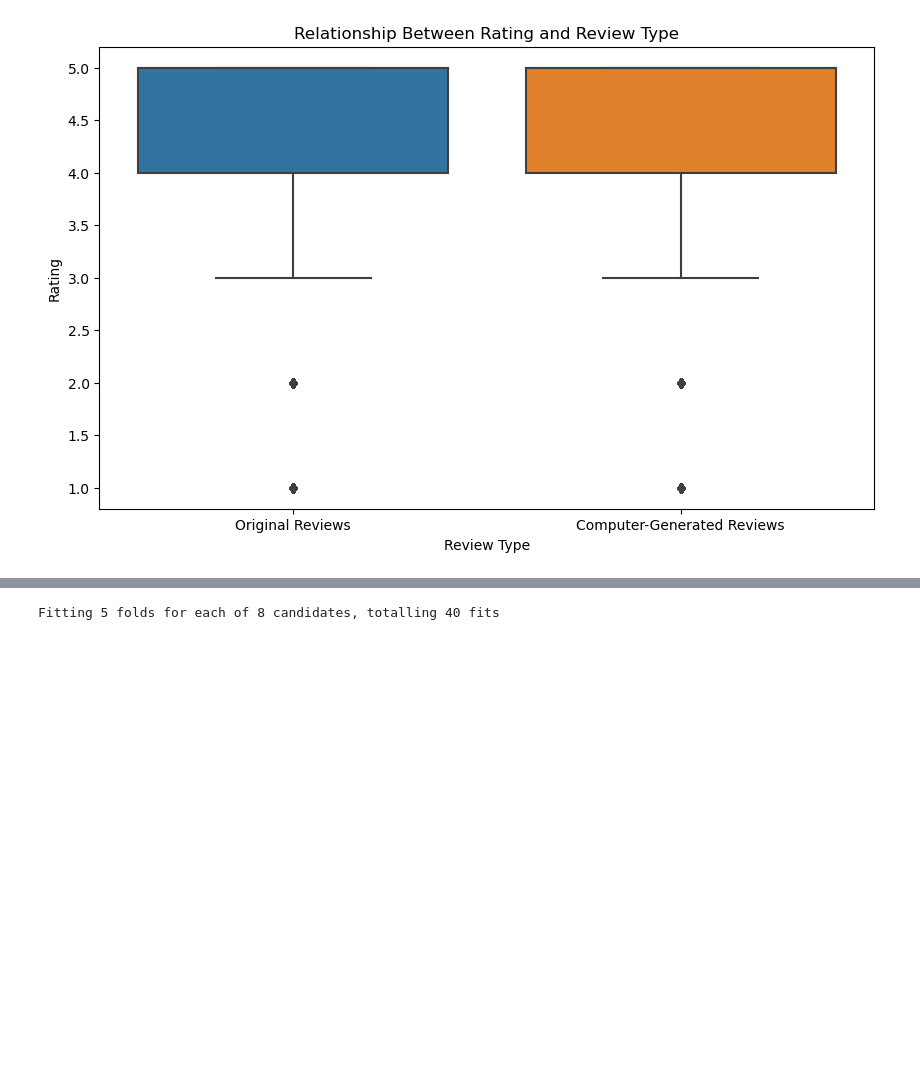
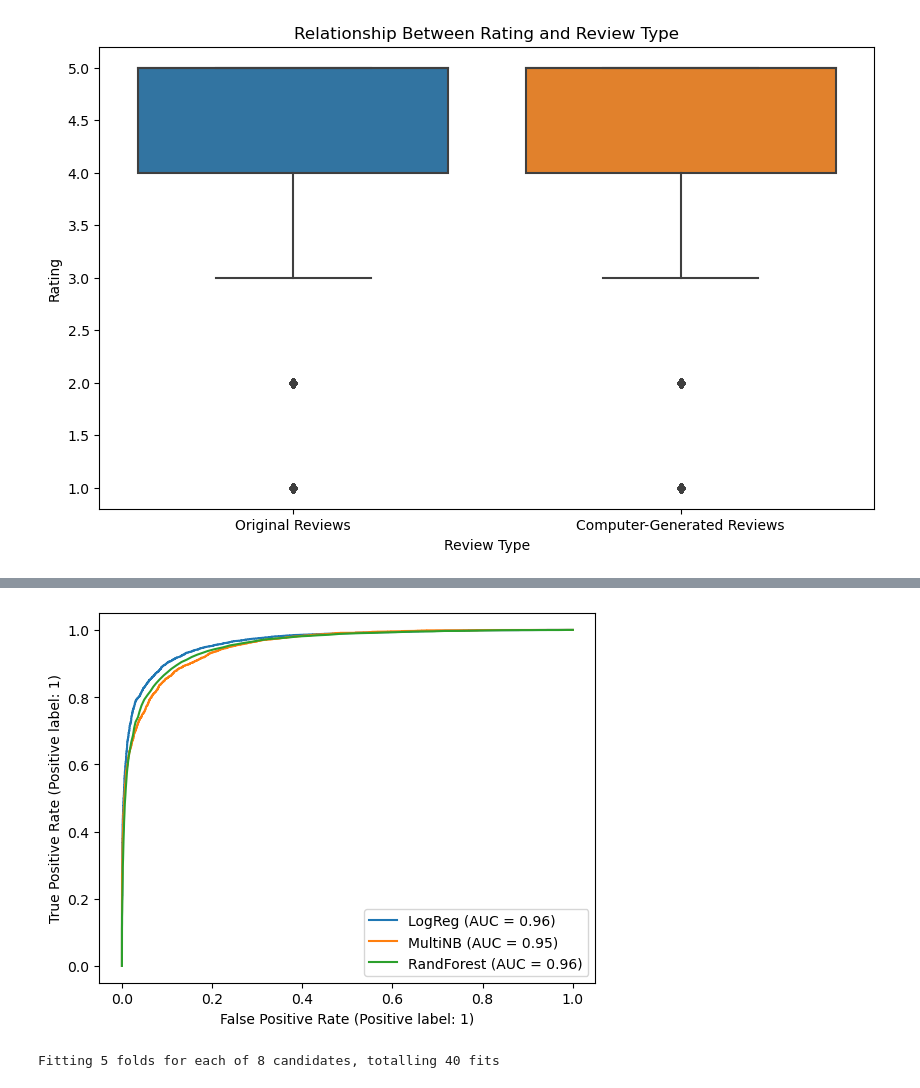
Before and after one commit to chris0517/FraudReviewDetection, a Jupyter notebook: final.ipynb, the cells around one changed output, grey strips where cells are left out. Saved outputs shown, nothing was run; the diff lists cells and outputs as text; code cells hidden in the pictures; blank space fills up the shorter version.

```diff
--- a/final.ipynb
+++ b/final.ipynb
@@ -329,26 +436,35 @@ weighted avg       0.90      0.90      0.90     12124
 # %%
-# Multinomial Naive Bayes
-from sklearn.naive_bayes import MultinomialNB
+# Random Forest
+from sklearn.ensemble import RandomForestClassifier
 from sklearn.model_selection import cross_val_score
 from sklearn.pipeline import Pipeline
 from sklearn.metrics import classification_report, confusion_matrix
 from sklearn.feature_extraction.text import TfidfVectorizer
 
-# Create a pipeline to vectorize the text data and then apply the logistic regression model
-pipeline_multiNB = Pipeline([
+# Create a pipeline to vectorize the text data and then apply the randomforest model
+pipeline_rf = Pipeline([
     ('tfidf', TfidfVectorizer(max_features=20000)),
-    ('Multinomial NB', MultinomialNB())
+    ('RandomForest', RandomForestClassifier())
 ])
 
 # Perform cross-validation and print the scores
-cv_score_multiNB = cross_val_score(pipeline_multiNB, X_train['comments'], y_train.ravel(), cv=5)  # Choose appropriate cv value
-print("Cross-Validation Scores:", cv_score_multiNB)
+cv_score_rf = cross_val_score(pipeline_rf, X_train['comments'], y_train.ravel(), cv=5)  # Choose appropriate cv value
+print("Cross-Validation Scores:", cv_score_rf)
 
 # Fit pipeline to training data and make predictions
-pipeline_multiNB.fit(X_train['comments'], y_train.ravel())
-predictions_multiNB = pipeline_multiNB.predict(X_test['comments'])
+pipeline_rf.fit(X_train['comments'], y_train.ravel())
+predictions_rf = pipeline_rf.predict(X_test['comments'])
 
 # Print classification report and confusion matrix
-print(classification_report(y_test, predictions_multiNB))
-print(confusion_matrix(y_test, predictions_multiNB))
+confMatrix_rf = confusion_matrix(y_test, predictions_rf)
+print(classification_report(y_test, predictions_rf))
+print(confMatrix_rf)
+
+# sensitivity
+sensitivity_rf = confMatrix_rf[0,0]/(confMatrix_rf[0,0]+confMatrix_rf[0,1])
+print('Sensitivity [Random forest model] : ', confMatrix_rf)
+
+# specificity
+specificity_rf = confMatrix_rf[1,1]/(confMatrix_rf[1,0]+confMatrix_rf[1,1])
+print('Specificity [Random forest model] : ', specificity_rf)
 # %% [output]
@@ -410,3 +486,10 @@ weighted avg       0.87      0.87      0.87     12124
+# %%
+# Comparing ROC curves of log reg with multi NB
+logDisplay = metrics.RocCurveDisplay.from_estimator(pipeline_log, X_test['comments'], y_test.ravel(), name='LogReg')
+multiNBDisplay = metrics.RocCurveDisplay.from_estimator(pipeline_multiNB, X_test['comments'], y_test.ravel(), ax=logDisplay.ax_, name='MultiNB')
+rfDisplay = metrics.RocCurveDisplay.from_estimator(pipeline_rf, X_test['comments'], y_test.ravel(), ax=logDisplay.ax_, name='RandForest')
+# %% [output]
+[figure, added]
 # %%
 from sklearn.pipeline import Pipeline
 from sklearn.naive_bayes import GaussianNB
```
Also changed, not shown: parts of 13 cells of this notebook.
